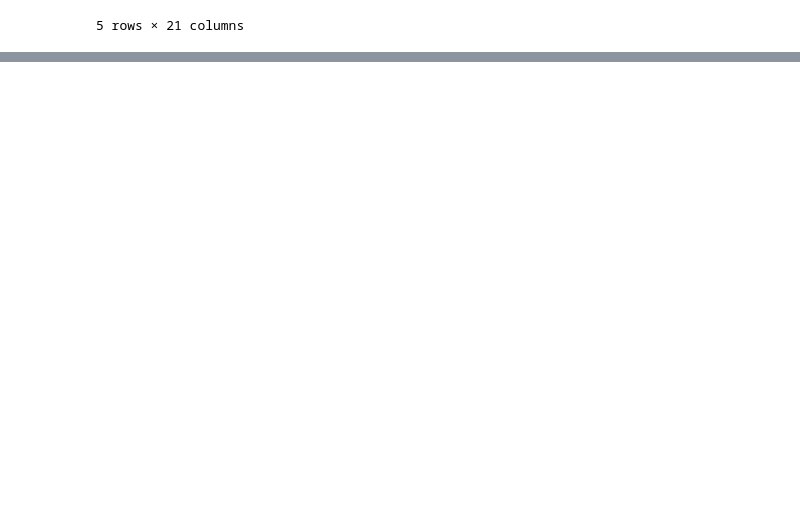
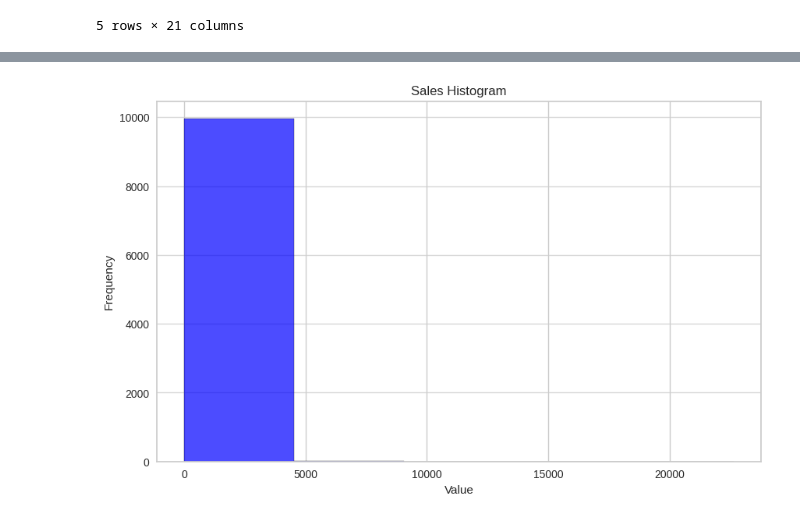
Before and after one commit to sheikita/SDS-Clustering, a Jupyter notebook: TestSegmentation.ipynb, the cells around one changed output, grey strips where cells are left out. Saved outputs shown, nothing was run; the diff lists cells and outputs as text; code cells hidden in the pictures; blank space fills up the shorter version.

Commit message:
Data Cleaning/Visualization

```diff
--- a/TestSegmentation.ipynb
+++ b/TestSegmentation.ipynb
@@ -44,0 +147,3 @@ df.head()
+# %%
+df_num = df.filter(['Sales','Quantity', 'Discount', 'Profit'], axis=1)
+df_num.head()
@@ -44,0 +190,14 @@ df.head()
+# %%
+plt.figure(figsize=(10, 6))
+plt.hist(df_num['Sales'], bins=5, edgecolor='black', color='blue', alpha=0.7)
+
+# Customize the plot
+plt.title('Sales Histogram')
+plt.xlabel('Value')
+plt.ylabel('Frequency')
+plt.grid(axis='y', alpha=0.75)
+
+# Display the plot
+plt.show()
+# %% [output]
+[figure, added]
```
Also changed, not shown: parts of 22 cells of this notebook.
